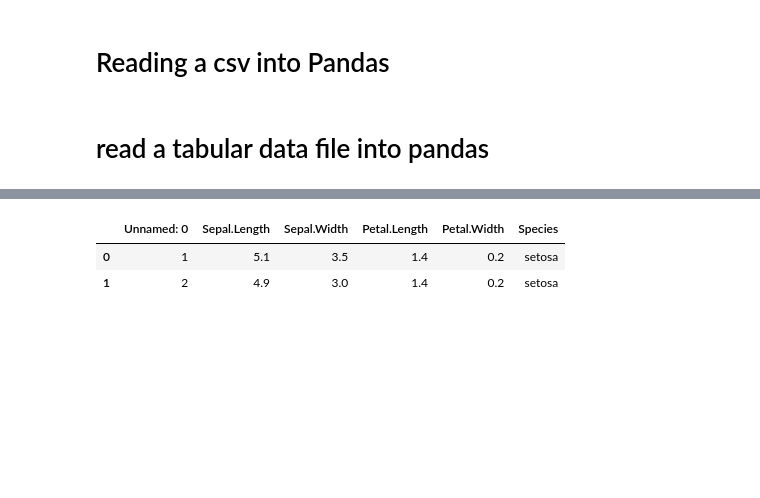
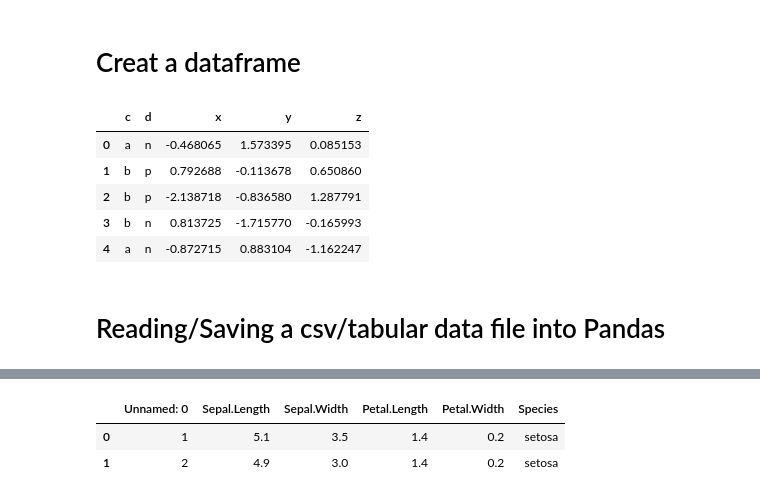
Before and after one commit to felixfan/scripts, a Jupyter notebook: python/ipynb/pandas.ipynb, the cells around one changed output, grey strips where cells are left out. Saved outputs shown, nothing was run; the diff lists cells and outputs as text; code cells hidden in the pictures; blank space fills up the shorter version.

```diff
--- a/python/ipynb/pandas.ipynb
+++ b/python/ipynb/pandas.ipynb
@@ -6,13 +6,27 @@ import pandas as pd
 import numpy as np
 
 %matplotlib inline
+# %% [markdown]
+# Creat a dataframe
+# %%
+df0 = pd.DataFrame({'x' : np.random.normal(0,1,1000),
+                   'y' : np.random.normal(0,1,1000),
+                   'z': np.random.normal(0,1,1000),
+                   'c': np.random.choice(['a','b'], 1000),
+                   'd': np.random.choice(['p','n'], 1000)})
+df0.head()
+# %% [output]
+|  | c | d | x | y | z |
+| 0 | a | n | -0.468065 | 1.573395 | 0.085153 |
+| 1 | b | p | 0.792688 | -0.113678 | 0.650860 |
+| 2 | b | p | -2.138718 | -0.836580 | 1.287791 |
+| 3 | b | n | 0.813725 | -1.715770 | -0.165993 |
+| 4 | a | n | -0.872715 | 0.883104 | -1.162247 |
 # %% [markdown]
-# Reading a csv into Pandas
+# Reading/Saving a csv/tabular data file into Pandas
 # %%
 df = pd.read_csv('iris.csv', header=0)
 # If there are no column names you can set header to None.
-# %% [markdown]
-# read a tabular data file into pandas
 # %%
 df2 = pd.read_table('olympics.txt')
 # by default, sep is tab, first row is header
```
Also changed, not shown: parts of 86 cells of this notebook.
